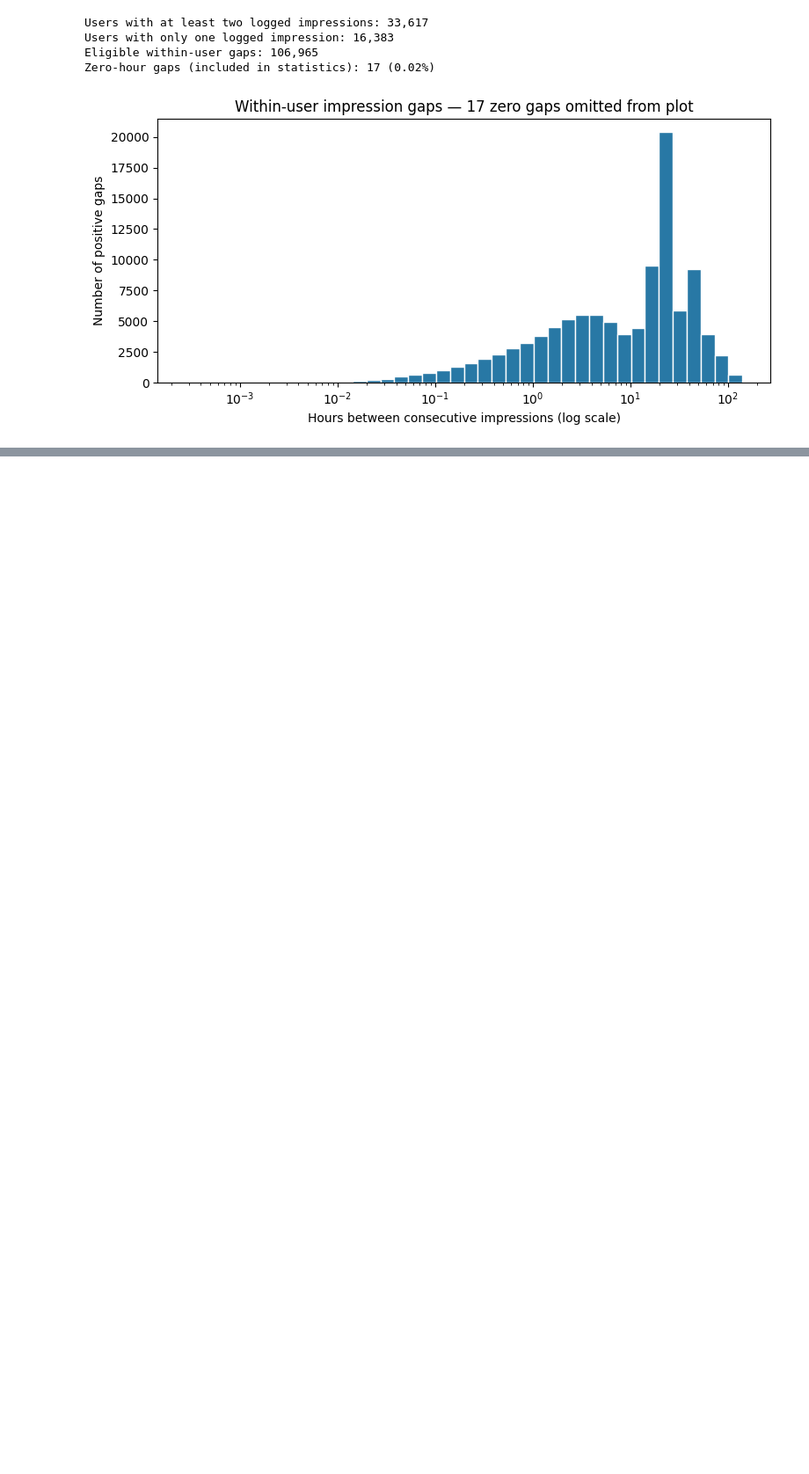
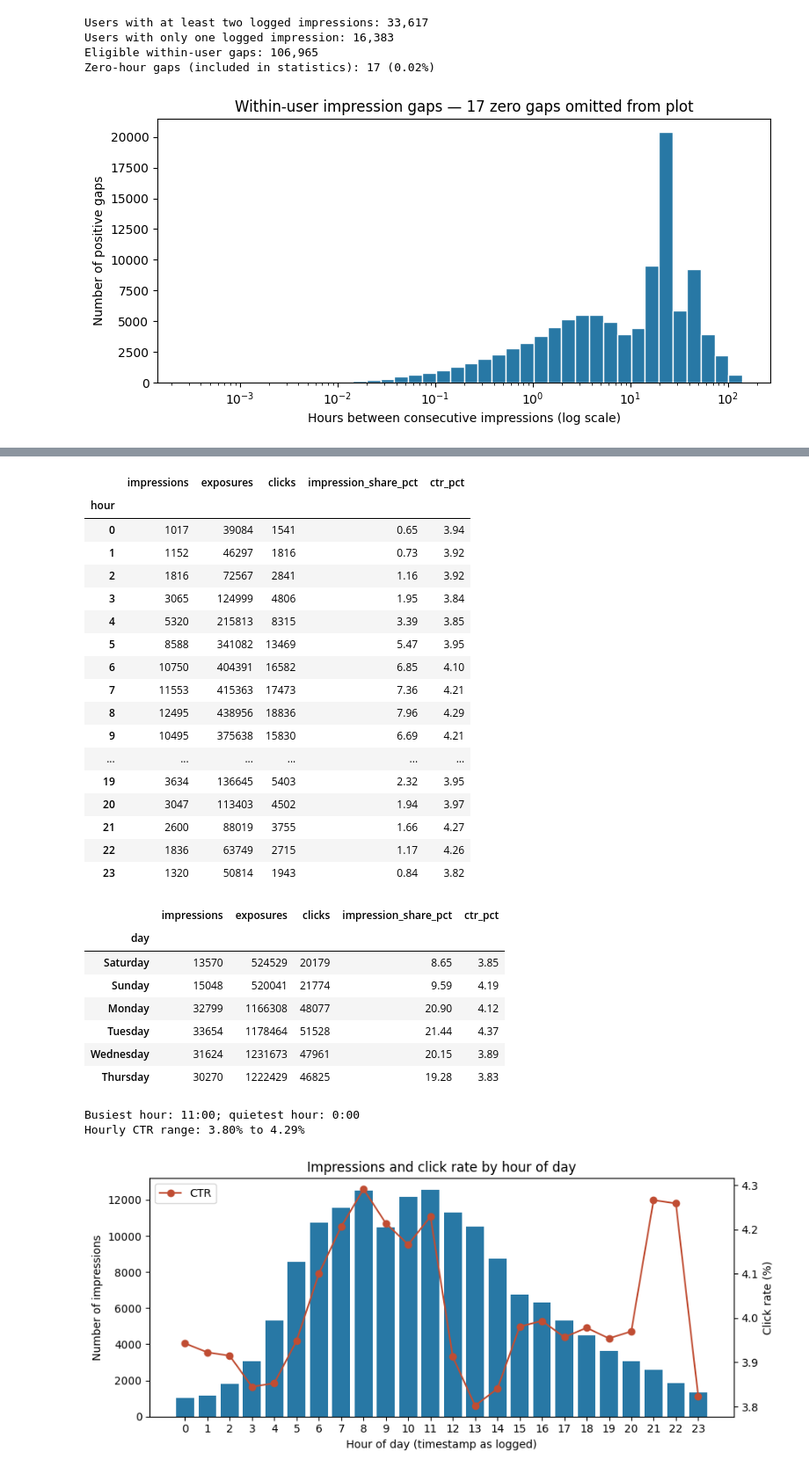
Before and after one commit to JariusF10-8/bt4222, a Jupyter notebook: notebooks/eda/Dataset_EDA.ipynb, the cells around one changed output, grey strips where cells are left out. Shown at 88% size. Drawn from its saved outputs; the diff is of its cells as text; code cells hidden in the pictures; blank space fills up the shorter version.

```diff
--- a/notebooks/eda/Dataset_EDA.ipynb
+++ b/notebooks/eda/Dataset_EDA.ipynb
@@ -1309,0 +1316,75 @@ Zero-hour gaps (included in statistics): 17 (0.02%)
+# %%
+s45_time = behaviours["time_parsed"]
+s45_frame = pd.DataFrame({
+    "hour": s45_time.dt.hour,
+    "day": s45_time.dt.day_name(),
+    "date": s45_time.dt.date,
+    "num_clicked": behaviours["num_clicked"],
+    "num_candidates": behaviours["num_candidates"],
+})
+
+def s45_rate_table(group_col, order=None):
+    table = s45_frame.groupby(group_col).agg(
+        impressions=("num_clicked", "size"),
+        exposures=("num_candidates", "sum"),
+        clicks=("num_clicked", "sum"),
+    )
+    if order is not None:
+        table = table.reindex([x for x in order if x in table.index])
+    table["impression_share_pct"] = 100 * table["impressions"] / table["impressions"].sum()
+    table["ctr_pct"] = 100 * table["clicks"] / table["exposures"]
+    return table
+
+s45_by_hour = s45_rate_table("hour")
+s45_day_order = s45_frame.sort_values("date")["day"].unique()
+s45_by_day = s45_rate_table("day", order=s45_day_order)
+assert s45_by_hour["clicks"].sum() == behaviours["num_clicked"].sum()
+assert s45_by_hour["exposures"].sum() == behaviours["num_candidates"].sum()
+
+display(s45_by_hour.round(2))
+display(s45_by_day.round(2))
+print(f"Busiest hour: {s45_by_hour['impressions'].idxmax()}:00; "
+      f"quietest hour: {s45_by_hour['impressions'].idxmin()}:00")
+print(f"Hourly CTR range: {s45_by_hour['ctr_pct'].min():.2f}% to {s45_by_hour['ctr_pct'].max():.2f}%")
+
+s45_fig, ax = plt.subplots(figsize=(9, 4))
+ax.bar(s45_by_hour.index, s45_by_hour["impressions"], color="#2878A5")
+ax.set(title="Impressions and click rate by hour of day",
+       xlabel="Hour of day (timestamp as logged)", ylabel="Number of impressions")
+ax.set_xticks(range(0, 24))
+ax_ctr = ax.twinx()
+ax_ctr.plot(s45_by_hour.index, s45_by_hour["ctr_pct"], color="#C04D33", marker="o", label="CTR")
+ax_ctr.set_ylabel("Click rate (%)")
+ax_ctr.legend(loc="upper left")
+s45_fig.tight_layout()
+plt.show()
+# %% [output]
+|  | impressions | exposures | clicks | impression_share_pct | ctr_pct |
+| hour |  |  |  |  |  |
+| 0 | 1017 | 39084 | 1541 | 0.65 | 3.94 |
+| 1 | 1152 | 46297 | 1816 | 0.73 | 3.92 |
+| 2 | 1816 | 72567 | 2841 | 1.16 | 3.92 |
+| 3 | 3065 | 124999 | 4806 | 1.95 | 3.84 |
+| 4 | 5320 | 215813 | 8315 | 3.39 | 3.85 |
+| 5 | 8588 | 341082 | 13469 | 5.47 | 3.95 |
+| 6 | 10750 | 404391 | 16582 | 6.85 | 4.10 |
+| 7 | 11553 | 415363 | 17473 | 7.36 | 4.21 |
+| 8 | 12495 | 438956 | 18836 | 7.96 | 4.29 |
+| 9 | 10495 | 375638 | 15830 | 6.69 | 4.21 |
+| ... | ... | ... | ... | ... | ... |
+| 19 | 3634 | 136645 | 5403 | 2.32 | 3.95 |
+| 20 | 3047 | 113403 | 4502 | 1.94 | 3.97 |
+| 21 | 2600 | 88019 | 3755 | 1.66 | 4.27 |
+| 22 | 1836 | 63749 | 2715 | 1.17 | 4.26 |
+| 23 | 1320 | 50814 | 1943 | 0.84 | 3.82 |
+|  | impressions | exposures | clicks | impression_share_pct | ctr_pct |
+| day |  |  |  |  |  |
+| Saturday | 13570 | 524529 | 20179 | 8.65 | 3.85 |
+| Sunday | 15048 | 520041 | 21774 | 9.59 | 4.19 |
+| Monday | 32799 | 1166308 | 48077 | 20.90 | 4.12 |
+| Tuesday | 33654 | 1178464 | 51528 | 21.44 | 4.37 |
+| Wednesday | 31624 | 1231673 | 47961 | 20.15 | 3.89 |
+| Thursday | 30270 | 1222429 | 46825 | 19.28 | 3.83 |
+Busiest hour: 11:00; quietest hour: 0:00
+Hourly CTR range: 3.80% to 4.29%
+[figure, added]
```
Also changed, not shown: parts of 5 cells of this notebook, 5 other files.
